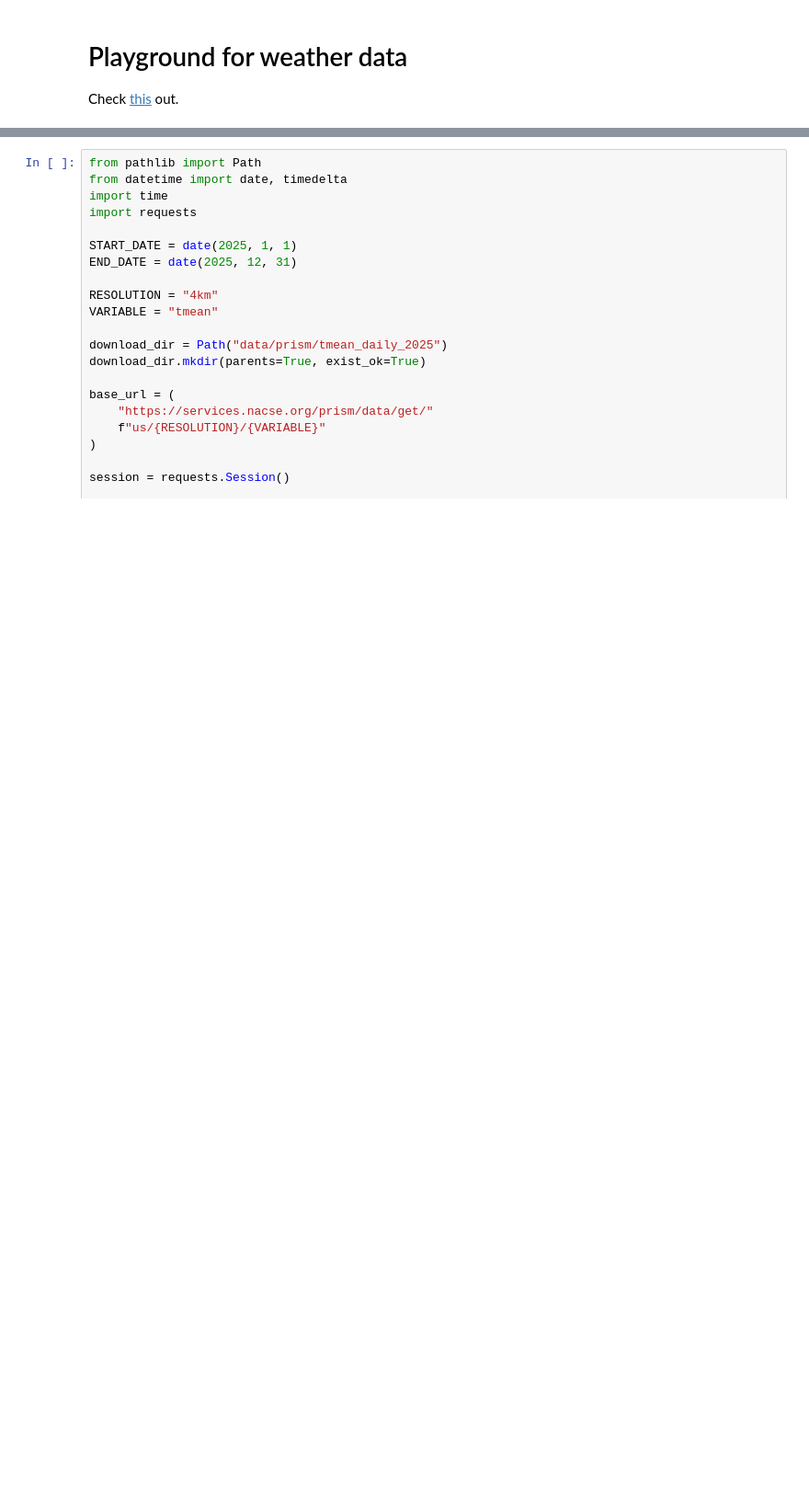
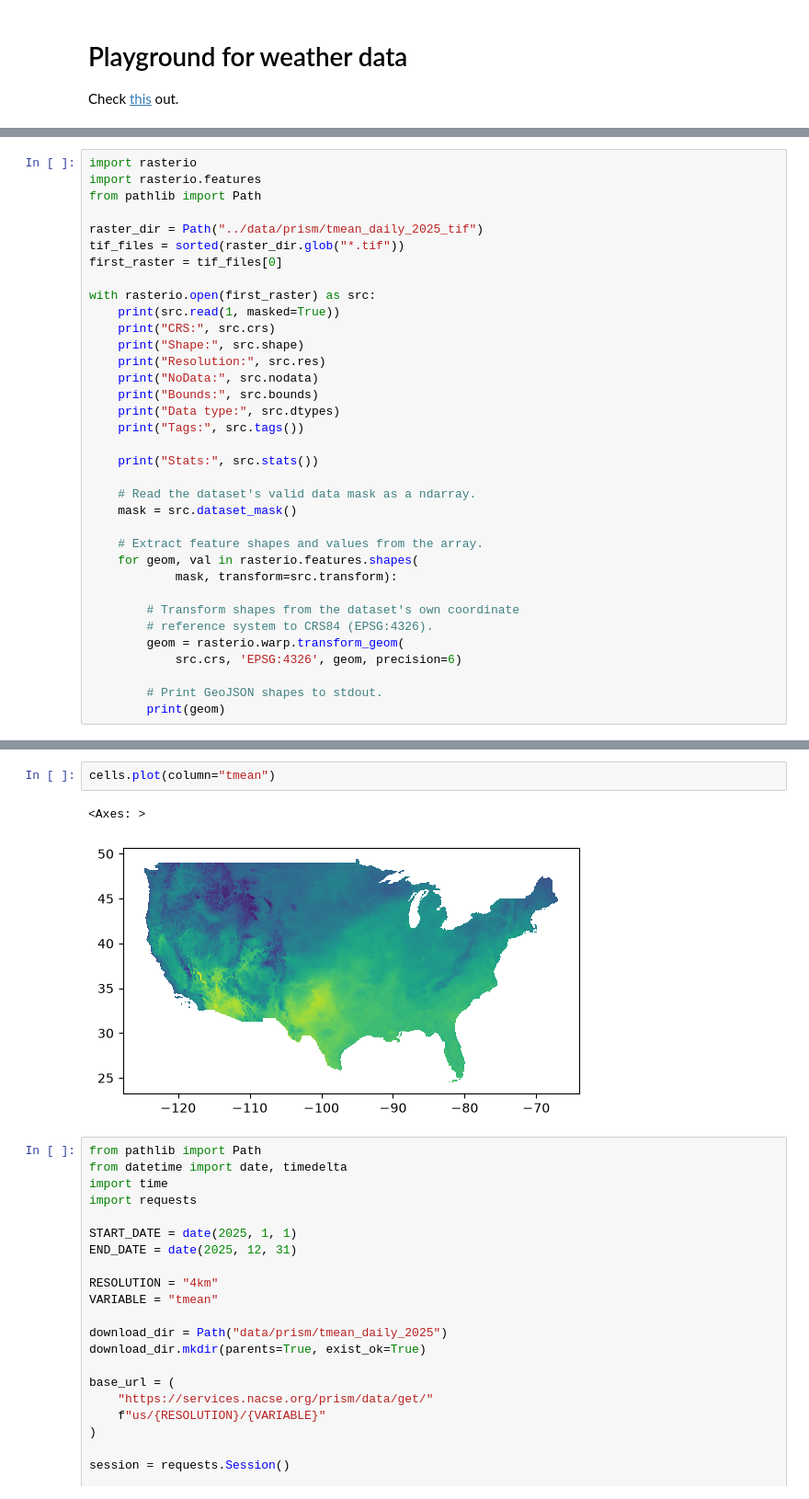
Before and after one commit to marcus-friis/weekly-patterns-plus-exploration, a Jupyter notebook: notebooks/heatbook_download.ipynb, the cells around one changed output, grey strips where cells are left out. Shown at 92% size. Saved outputs shown, nothing was run; the diff lists cells and outputs as text; blank space fills up the shorter version.

```diff
--- a/notebooks/heatbook_download.ipynb
+++ b/notebooks/heatbook_download.ipynb
@@ -3,0 +24,35 @@ Check [this](https://prism.oregonstate.edu/data/) out.
+# %%
+import rasterio
+import rasterio.features
+from pathlib import Path
+
+raster_dir = Path("../data/prism/tmean_daily_2025_tif")
+tif_files = sorted(raster_dir.glob("*.tif"))
+first_raster = tif_files[0]
+
+with rasterio.open(first_raster) as src:
+    print(src.read(1, masked=True))
+    print("CRS:", src.crs)
+    print("Shape:", src.shape)
+    print("Resolution:", src.res)
+    print("NoData:", src.nodata)
+    print("Bounds:", src.bounds)
+    print("Data type:", src.dtypes)
+    print("Tags:", src.tags())
+
+    print("Stats:", src.stats())
+
+    # Read the dataset's valid data mask as a ndarray.
+    mask = src.dataset_mask()
+
+    # Extract feature shapes and values from the array.
+    for geom, val in rasterio.features.shapes(
+            mask, transform=src.transform):
+
+        # Transform shapes from the dataset's own coordinate
+        # reference system to CRS84 (EPSG:4326).
+        geom = rasterio.warp.transform_geom(
+            src.crs, 'EPSG:4326', geom, precision=6)
+
+        # Print GeoJSON shapes to stdout.
+        print(geom)
@@ -4,3 +129,8 @@ Check [this](https://prism.oregonstate.edu/data/) out.
+# %%
+cells.plot(column="tmean")
+# %% [output]
+<Axes: >
+[figure, added]
 # %%
 from pathlib import Path
 from datetime import date, timedelta
```
Also changed, not shown: parts of 4 cells of this notebook, 1 other file.
